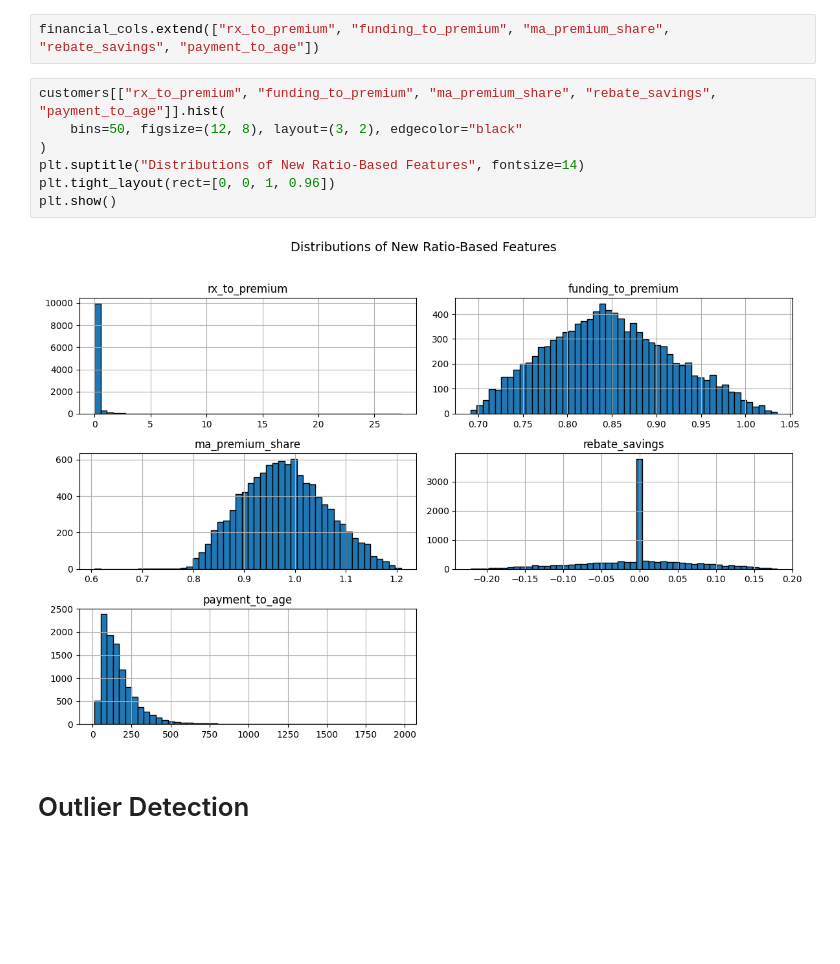
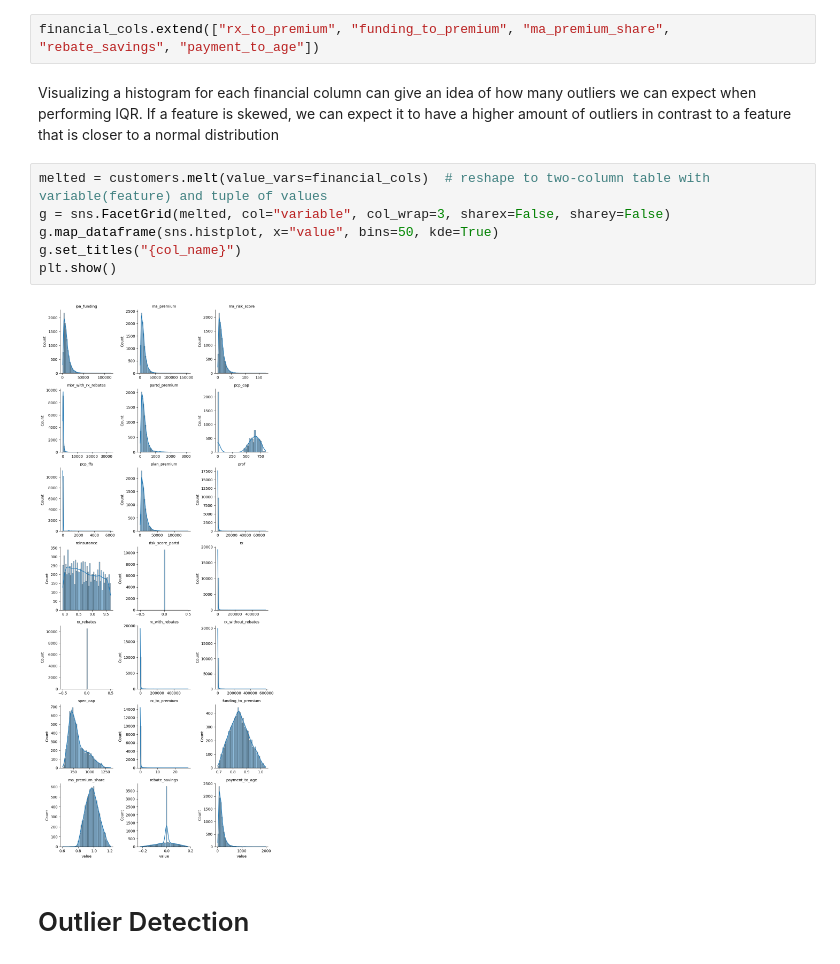
Before and after one commit to lizbethkr/Outlier-Detection, a Jupyter notebook: notebooks/outlier_detection.ipynb, the cells around one changed output. Drawn from its saved outputs; the diff is of its cells as text; blank space fills up the shorter version.

Commit message:
Added histograms for each financial column

```diff
--- a/notebooks/outlier_detection.ipynb
+++ b/notebooks/outlier_detection.ipynb
@@ -282,15 +282,16 @@ customers["payment_to_age"] = customers["plan_premium"] / (customers["age"] + 1e
 Add new ratios to financial_cols
 # %%
 financial_cols.extend(["rx_to_premium", "funding_to_premium", "ma_premium_share", "rebate_savings", "payment_to_age"])
-# %%
-customers[["rx_to_premium", "funding_to_premium", "ma_premium_share", "rebate_savings", "payment_to_age"]].hist(
-    bins=50, figsize=(12, 8), layout=(3, 2), edgecolor="black"
-)
-plt.suptitle("Distributions of New Ratio-Based Features", fontsize=14)
-plt.tight_layout(rect=[0, 0, 1, 0.96])
-plt.show()
-# %% [output]
-[figure, removed]
+# %% [markdown]
+Visualizing a histogram for each financial column can give an idea of how many outliers we can expect when performing IQR. If a feature is skewed, we can expect it to have a higher amount of outliers in contrast to a feature that is closer to a normal distribution
+# %%
+melted = customers.melt(value_vars=financial_cols)  # reshape to two-column table with variable(feature) and tuple of values
+g = sns.FacetGrid(melted, col="variable", col_wrap=3, sharex=False, sharey=False)
+g.map_dataframe(sns.histplot, x="value", bins=50, kde=True)
+g.set_titles("{col_name}")
+plt.show()
+# %% [output]
+[figure, added]
 # %% [markdown]
 # Outlier Detection
 # %% [markdown]
```
